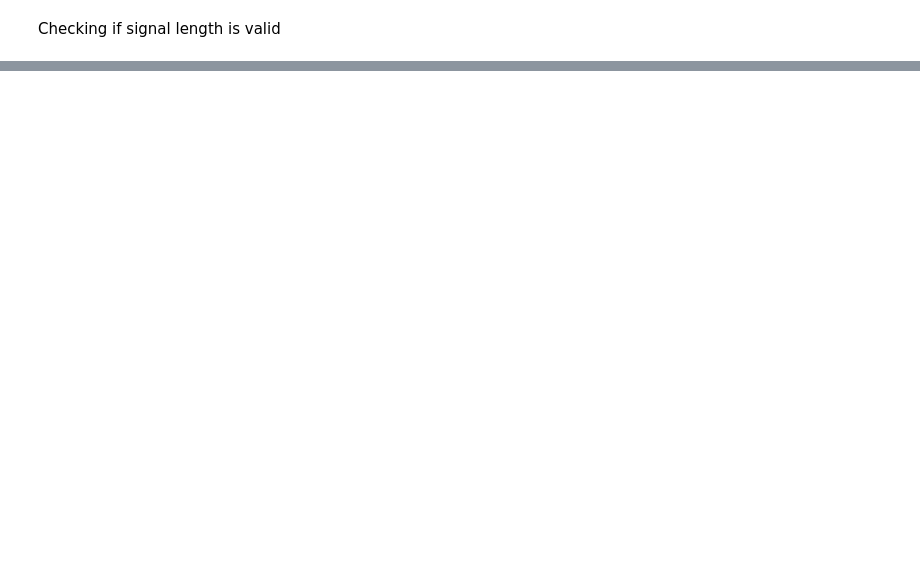
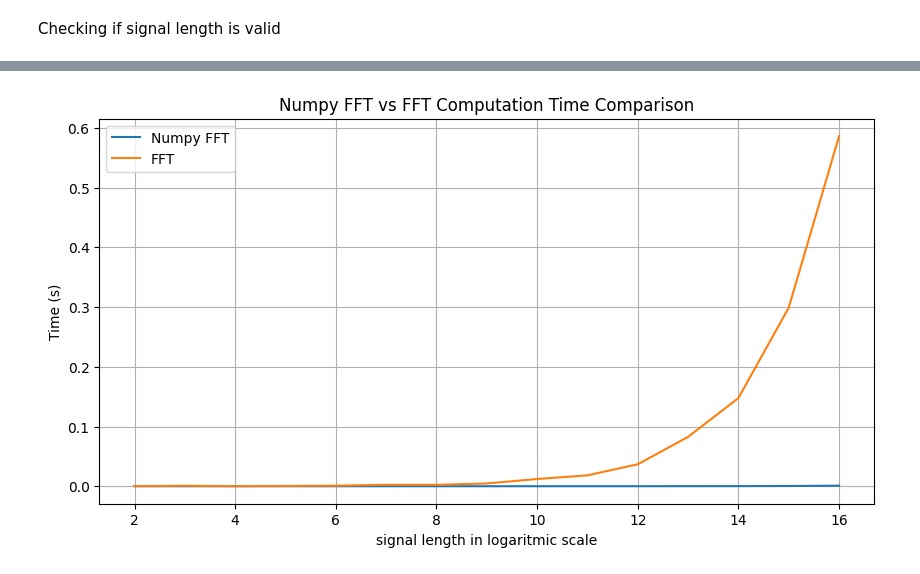
Before and after one commit to KazysV/sap, a Jupyter notebook: 2sap/main.ipynb, the cells around one changed output, grey strips where cells are left out. Cells and saved outputs as stored; diff of their text form; code cells hidden in the pictures; blank space fills up the shorter version.

```diff
--- a/2sap/main.ipynb
+++ b/2sap/main.ipynb
@@ -251,0 +280,30 @@ output_sound(sample_rate,result)
+# %%
+signal_lengths = [2**i for i in range(2, 17)]
+np_fft_times = []
+fft_times = []
+
+for length in signal_lengths:
+    signal = np.random.rand(length)
+
+    start_time = datetime.now()
+    np.fft.fft(signal)
+    end_time = datetime.now()
+    np_fft_times.append((end_time - start_time).total_seconds())
+
+    start_time = datetime.now()
+    fft(signal)
+    end_time = datetime.now()
+    fft_times.append((end_time - start_time).total_seconds())
+# %%
+plt.figure(figsize=(10, 5))
+plt.plot(np.log2(signal_lengths), np_fft_times, label='Numpy FFT')
+plt.plot(np.log2(signal_lengths), fft_times, label='FFT')
+
+plt.grid()
+plt.legend()
+plt.title('Numpy FFT vs FFT Computation Time Comparison')
+plt.xlabel('signal length in logaritmic scale')
+plt.ylabel('Time (s)')
+plt.savefig('report/np_fft_fft.png')
+# %% [output]
+[figure, added]
```
Also changed, not shown: parts of 36 cells of this notebook, 41 other files.
